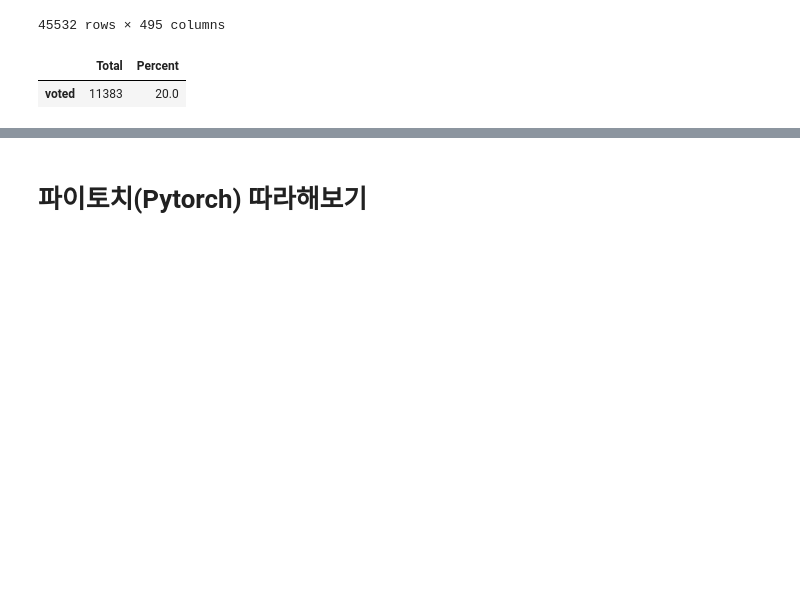
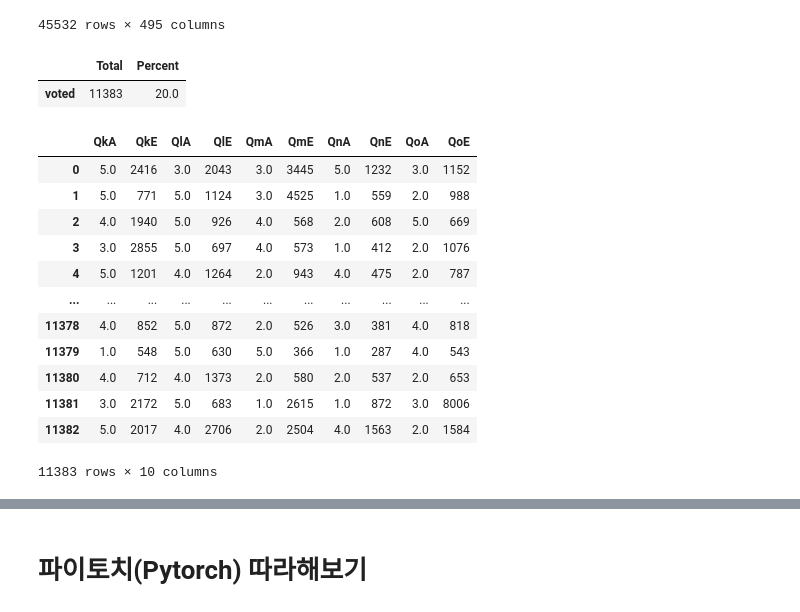
Before and after one commit to O-Kpy/Kaggle, a Jupyter notebook: Dacon_심리_성향_예측_AI_경진대회.ipynb, the cells around one changed output, grey strips where cells are left out. Cells and saved outputs as stored; diff of their text form; code cells hidden in the pictures; blank space fills up the shorter version.

```diff
--- a/Dacon_심리_성향_예측_AI_경진대회.ipynb
+++ b/Dacon_심리_성향_예측_AI_경진대회.ipynb
@@ -283,3 +300,19 @@ missing_data(data)
 # %% [output]
 |  | Total | Percent |
 | voted | 11383 | 20.0 |
+# %%
+test.iloc[:,21:31]
+# %% [output]
+|  | QkA | QkE | QlA | QlE | QmA | QmE | QnA | QnE | QoA | QoE |
+| 0 | 5.0 | 2416 | 3.0 | 2043 | 3.0 | 3445 | 5.0 | 1232 | 3.0 | 1152 |
+| 1 | 5.0 | 771 | 5.0 | 1124 | 3.0 | 4525 | 1.0 | 559 | 2.0 | 988 |
+| 2 | 4.0 | 1940 | 5.0 | 926 | 4.0 | 568 | 2.0 | 608 | 5.0 | 669 |
+| 3 | 3.0 | 2855 | 5.0 | 697 | 4.0 | 573 | 1.0 | 412 | 2.0 | 1076 |
+| 4 | 5.0 | 1201 | 4.0 | 1264 | 2.0 | 943 | 4.0 | 475 | 2.0 | 787 |
+| ... | ... | ... | ... | ... | ... | ... | ... | ... | ... | ... |
+| 11378 | 4.0 | 852 | 5.0 | 872 | 2.0 | 526 | 3.0 | 381 | 4.0 | 818 |
+| 11379 | 1.0 | 548 | 5.0 | 630 | 5.0 | 366 | 1.0 | 287 | 4.0 | 543 |
+| 11380 | 4.0 | 712 | 4.0 | 1373 | 2.0 | 580 | 2.0 | 537 | 2.0 | 653 |
+| 11381 | 3.0 | 2172 | 5.0 | 683 | 1.0 | 2615 | 1.0 | 872 | 3.0 | 8006 |
+| 11382 | 5.0 | 2017 | 4.0 | 2706 | 2.0 | 2504 | 4.0 | 1563 | 2.0 | 1584 |
+11383 rows × 10 columns
```
Also changed, not shown: parts of 10 cells of this notebook.
